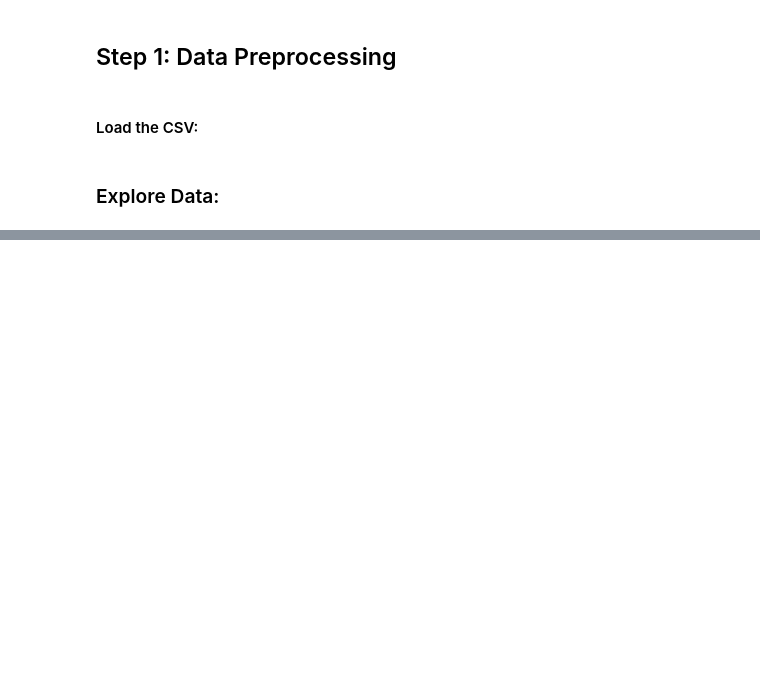
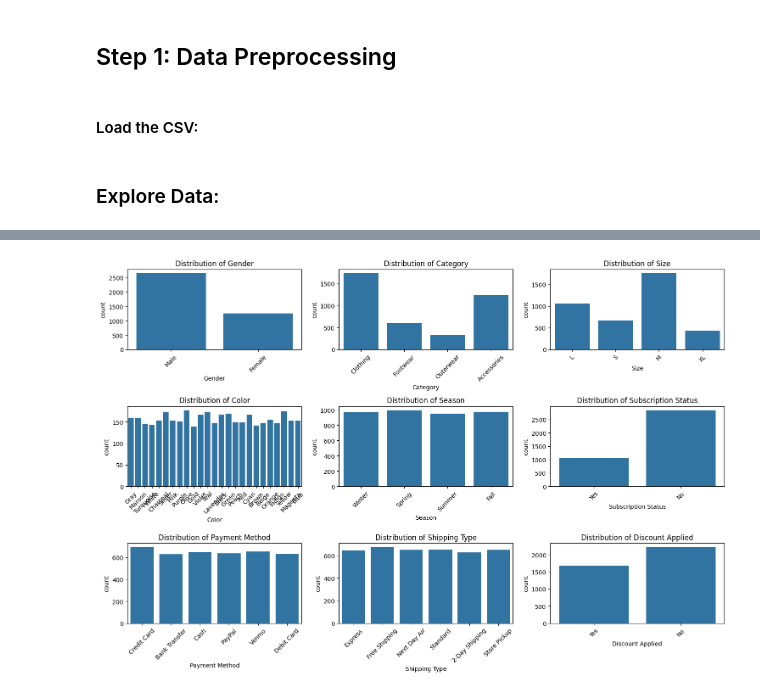
Before and after one commit to Ahmed8881/Prediction-Models, a Jupyter notebook: notebooks/01_data_preprocessing.ipynb, the cells around one changed output, grey strips where cells are left out. Cells and saved outputs as stored; diff of their text form; code cells hidden in the pictures; blank space fills up the shorter version.

```diff
--- a/notebooks/01_data_preprocessing.ipynb
+++ b/notebooks/01_data_preprocessing.ipynb
@@ -19,0 +47,16 @@ SyntaxError: invalid syntax (182657945.py, line 1)
+# %%
+plt.figure(figsize=(15, 10))
+categorical_cols = ['Gender', 'Category', 'Size', 'Color', 'Season',
+                    'Subscription Status', 'Payment Method',
+                    'Shipping Type', 'Discount Applied', 'Promo Code Used',
+                    'Preferred Payment Method', 'Frequency of Purchases']
+
+for i, col in enumerate(categorical_cols[:9]):  # Show only first 9 for space
+    plt.subplot(3, 3, i+1)
+    sns.countplot(data=df, x=col)
+    plt.title(f'Distribution of {col}')
+    plt.xticks(rotation=45)
+plt.tight_layout()
+plt.show()
+# %% [output]
+[figure, added]
```
Also changed, not shown: parts of 12 cells of this notebook, 4 other files.
